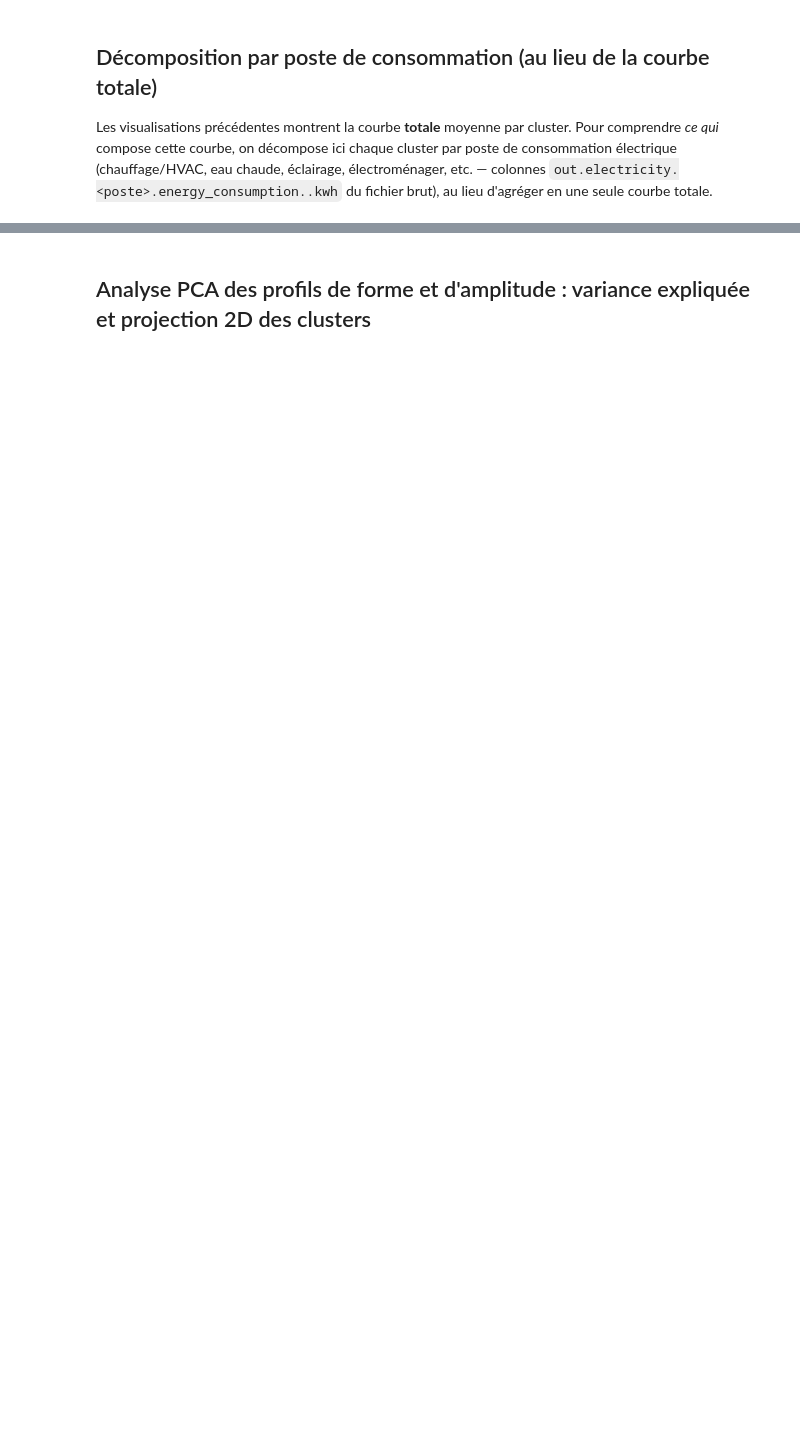
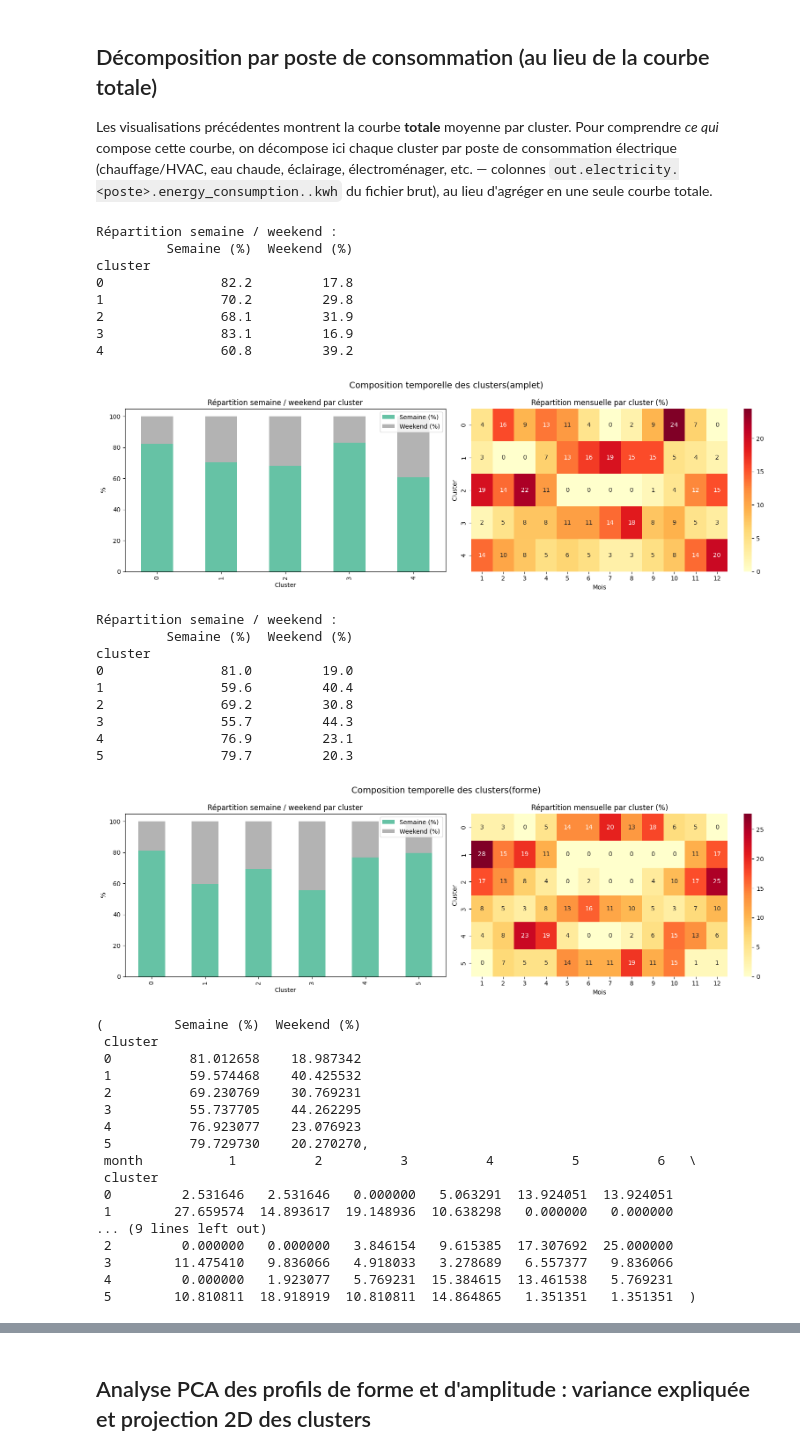
Before and after one commit to BOUBAKERAMDY/FlexiMax, a Jupyter notebook: notebooks/06_timeseries/timeseries_clustering.ipynb, the cells around one changed output, grey strips where cells are left out. Cells and saved outputs as stored; diff of their text form; code cells hidden in the pictures; blank space fills up the shorter version.

```diff
--- a/notebooks/06_timeseries/timeseries_clustering.ipynb
+++ b/notebooks/06_timeseries/timeseries_clustering.ipynb
@@ -474,33 +542,72 @@ def plot_cluster_calendar_composition(results, titre):
         ax=axes[0],
         colormap="Set2"
     )
 
     axes[0].set_title("Répartition semaine / weekend par cluster")
     axes[0].set_ylabel("%")
     axes[0].set_xlabel("Cluster")
     axes[0].legend(title="")
 
     # Mois
     sns.heatmap(
         comp_month,
         annot=True,
         fmt=".0f",
         cmap="YlOrRd",
         ax=axes[1]
     )
 
     axes[1].set_title("Répartition mensuelle par cluster (%)")
     axes[1].set_xlabel("Mois")
     axes[1].set_ylabel("Cluster")
 
     fig.suptitle(titre, fontsize=14)
 
     plt.tight_layout()
+    safe_name = titre.lower().replace(" ", "_").replace("(", "").replace(")", "")
+    plt.savefig(FIGURES / f"timeseries_clustering_calendrier_{safe_name}.png", dpi=150, bbox_inches="tight")
     plt.show()
 
     return comp_weekend, comp_month
 plot_cluster_calendar_composition(results_amplet, "Composition temporelle des clusters(amplet)")
 plot_cluster_calendar_composition(results_forme, "Composition temporelle des clusters(forme)")
+# %% [output]
+Répartition semaine / weekend :
+         Semaine (%)  Weekend (%)
+cluster
+0               82.2         17.8
+1               70.2         29.8
+2               68.1         31.9
+3               83.1         16.9
+4               60.8         39.2
+[figure, added]
+Répartition semaine / weekend :
+         Semaine (%)  Weekend (%)
+cluster
+0               81.0         19.0
+1               59.6         40.4
+2               69.2         30.8
+3               55.7         44.3
+4               76.9         23.1
+5               79.7         20.3
+[figure, added]
+(         Semaine (%)  Weekend (%)
+ cluster
+ 0          81.012658    18.987342
+ 1          59.574468    40.425532
+ 2          69.230769    30.769231
+ 3          55.737705    44.262295
+ 4          76.923077    23.076923
+ 5          79.729730    20.270270,
+ month           1          2          3          4          5          6   \
+ cluster
+ 0         2.531646   2.531646   0.000000   5.063291  13.924051  13.924051
+ 1        27.659574  14.893617  19.148936  10.638298   0.000000   0.000000
+... (9 lines left out)
+ 2         0.000000   0.000000   3.846154   9.615385  17.307692  25.000000
+ 3        11.475410   9.836066   4.918033   3.278689   6.557377   9.836066
+ 4         0.000000   1.923077   5.769231  15.384615  13.461538   5.769231
+ 5        10.810811  18.918919  10.810811  14.864865   1.351351   1.351351  )
 # %%
 def plot_cluster_timeline(results, k_final, titre):
     results_sorted = results.sort_values("date").reset_index(drop=True)
```
Also changed, not shown: parts of 23 cells of this notebook, 16 other files.
